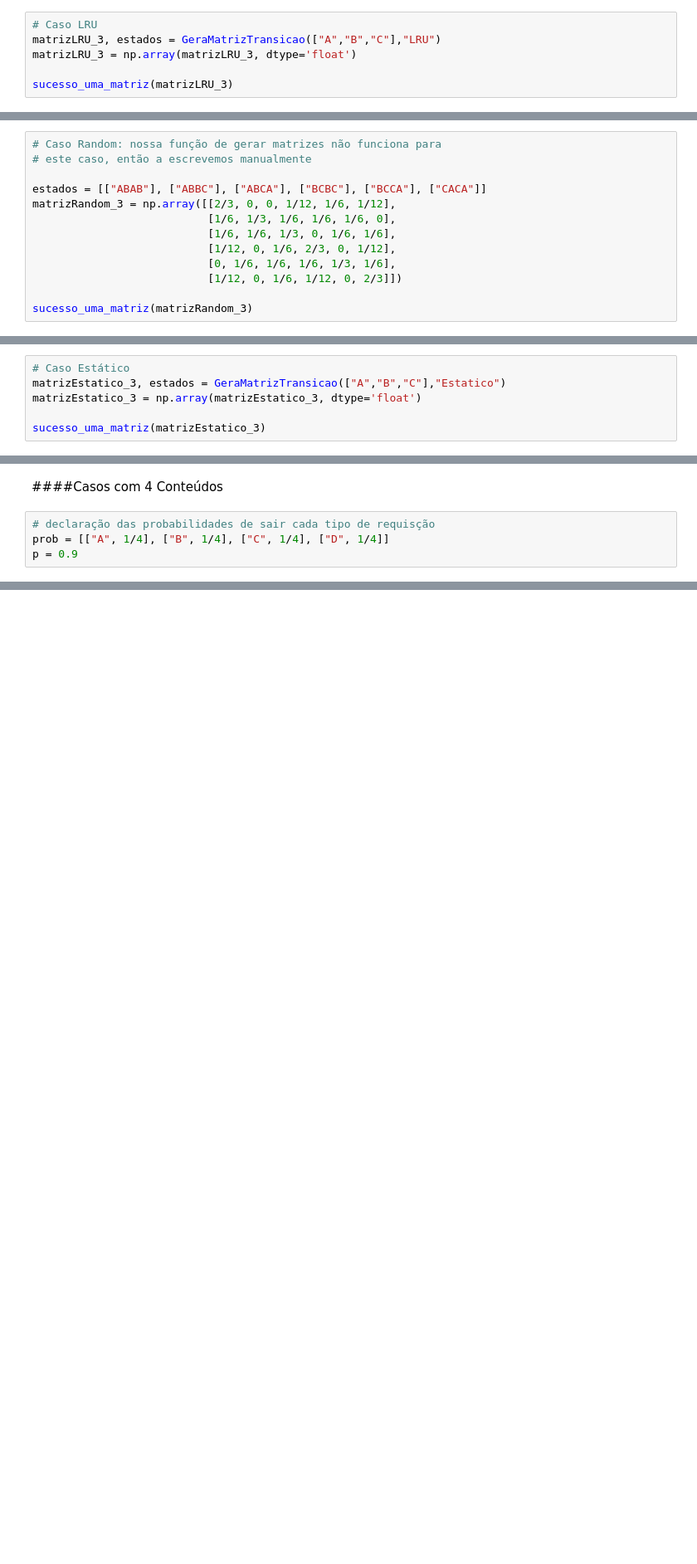
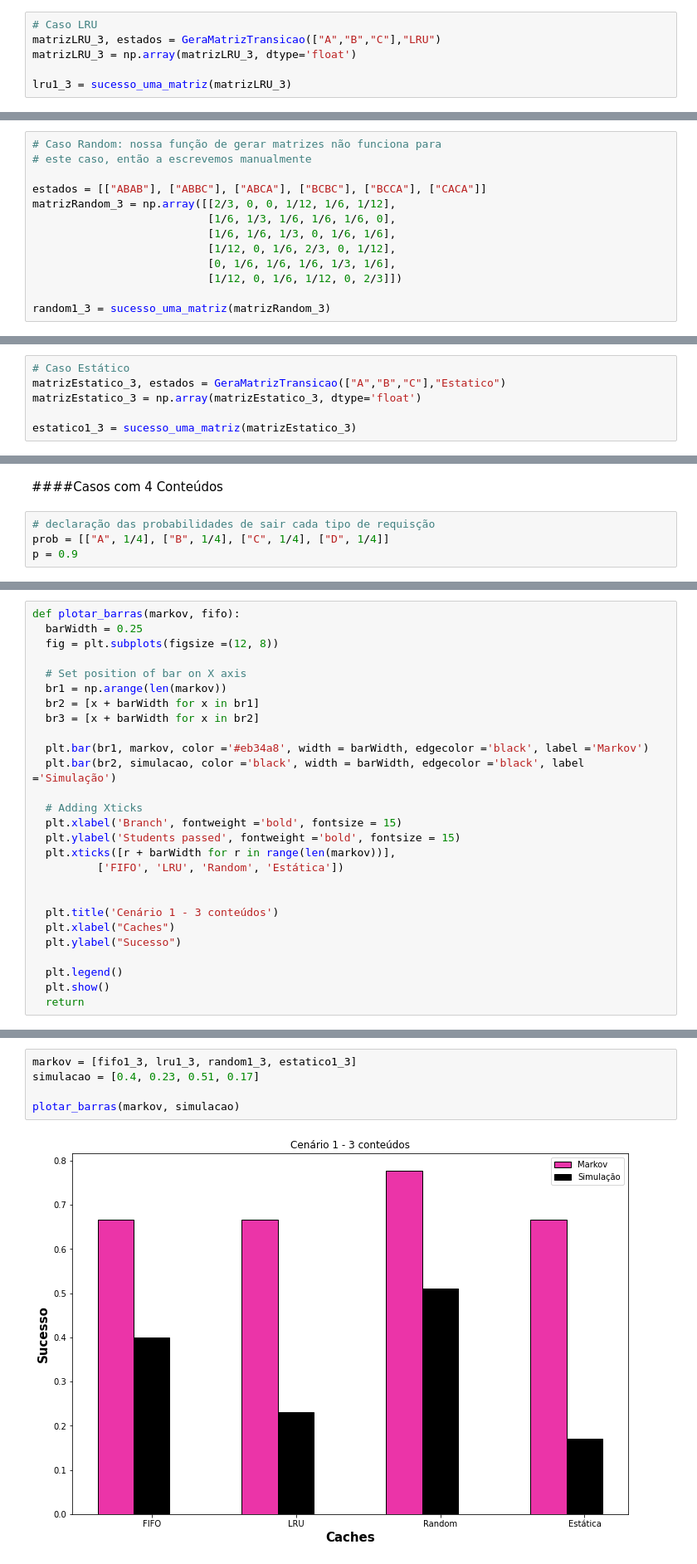
Before and after one commit to siliconemonster/AD-TrabalhoFinal, a Jupyter notebook: Simulação_AD.ipynb, the cells around one changed output, grey strips where cells are left out. Shown at 83% size. Saved outputs shown, nothing was run; the diff lists cells and outputs as text; blank space fills up the shorter version.

```diff
--- a/Simulação_AD.ipynb
+++ b/Simulação_AD.ipynb
@@ -615,6 +335,6 @@ A distribuição estacionária é dada por: [['ABAB', 0.3333333333333337], ['ABA
 matrizLRU_3, estados = GeraMatrizTransicao(["A","B","C"],"LRU")
 matrizLRU_3 = np.array(matrizLRU_3, dtype='float')
 
-sucesso_uma_matriz(matrizLRU_3)
+lru1_3 = sucesso_uma_matriz(matrizLRU_3)
 # %% [output]
 A distribuição estacionária é dada por: [['ABAB', 0.16666666666666674], ['ABAC', 0.0], ['ABBA', 0.0], ['ABBC', 0.0], ['ABCA', 0.0], ['ABCB', 0.0], ['ACAC', 0.1666666666666666], ['ACBA', 0.0], ['ACBC', ...
@@ -631,6 +351,6 @@ matrizRandom_3 = np.array([[2/3, 0, 0, 1/12, 1/6, 1/12],
                            [0, 1/6, 1/6, 1/6, 1/3, 1/6],
                            [1/12, 0, 1/6, 1/12, 0, 2/3]])
 
-sucesso_uma_matriz(matrizRandom_3)
+random1_3 = sucesso_uma_matriz(matrizRandom_3)
 # %% [output]
 A distribuição estacionária é dada por: [['ABAB', 0.22222222222222224], ['ABBC', 0.0666666666666666], ['ABCA', 0.1555555555555556], ['BCBC', 0.2044444444444445], ['BCCA', 0.11111111111111102], ['CACA' ...
@@ -640,6 +360,6 @@ A distribuição estacionária é dada por: [['ABAB', 0.22222222222222224], ['AB
 matrizEstatico_3, estados = GeraMatrizTransicao(["A","B","C"],"Estatico")
 matrizEstatico_3 = np.array(matrizEstatico_3, dtype='float')
 
-sucesso_uma_matriz(matrizEstatico_3)
+estatico1_3 = sucesso_uma_matriz(matrizEstatico_3)
 # %% [output]
 A distribuição estacionária é dada por: [['ABAB', 1.0], ['ABAC', 0.0], ['ABBA', 0.0], ['ABBC', 0.0], ['ABCA', 0.0], ['ABCB', 0.0], ['ACAC', 0.0], ['ACBA', 0.0], ['ACBC', 0.0], ['ACCA', 0.0], ['ACCB',  ...
@@ -1100,0 +819,27 @@ array([0.22222222, 0.06666667, 0.15555556, 0.20444444, 0.11111111,
+# %%
+def plotar_barras(markov, fifo):
+  barWidth = 0.25
+  fig = plt.subplots(figsize =(12, 8))
+
+  # Set position of bar on X axis
+  br1 = np.arange(len(markov))
+  br2 = [x + barWidth for x in br1]
+  br3 = [x + barWidth for x in br2]
+
+  plt.bar(br1, markov, color ='#eb34a8', width = barWidth, edgecolor ='black', label ='Markov')
+  plt.bar(br2, simulacao, color ='black', width = barWidth, edgecolor ='black', label ='Simulação')
+
+  # Adding Xticks
+  plt.xlabel('Branch', fontweight ='bold', fontsize = 15)
+  plt.ylabel('Students passed', fontweight ='bold', fontsize = 15)
+  plt.xticks([r + barWidth for r in range(len(markov))],
+          ['FIFO', 'LRU', 'Random', 'Estática'])
+
+
+  plt.title('Cenário 1 - 3 conteúdos')
+  plt.xlabel("Caches")
+  plt.ylabel("Sucesso")
+
+  plt.legend()
+  plt.show()
+  return
@@ -1100,0 +892,7 @@ array([0.22222222, 0.06666667, 0.15555556, 0.20444444, 0.11111111,
+# %%
+markov = [fifo1_3, lru1_3, random1_3, estatico1_3]
+simulacao = [0.4, 0.23, 0.51, 0.17]
+
+plotar_barras(markov, simulacao)
+# %% [output]
+[figure, added]
```
Also changed, not shown: parts of 46 cells of this notebook.
